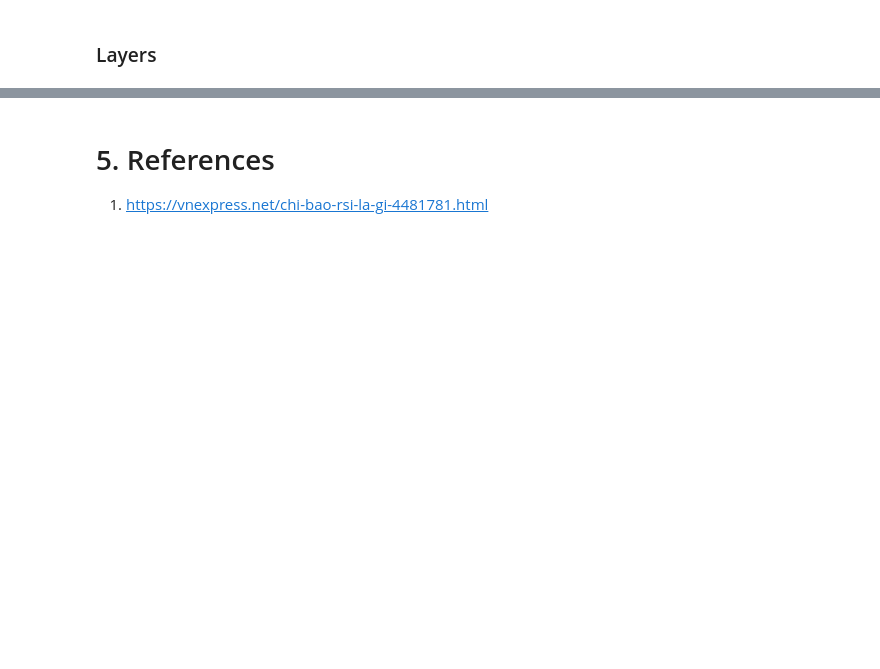
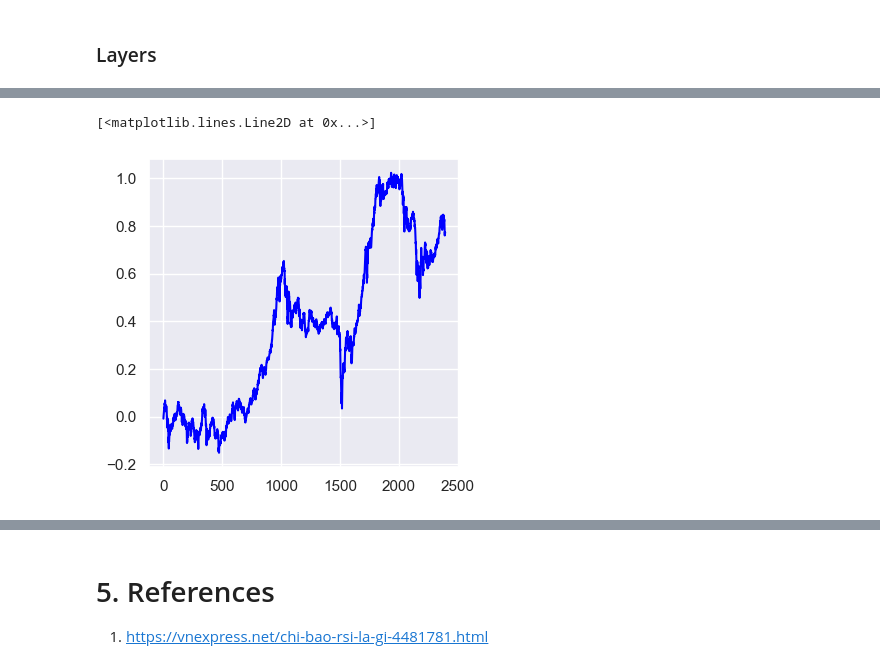
Before and after one commit to dangnguyenphuc/stock-prediction, a Jupyter notebook: main.ipynb, the cells around one changed output, grey strips where cells are left out. Cells and saved outputs as stored; diff of their text form; code cells hidden in the pictures; blank space fills up the shorter version.

```diff
--- a/main.ipynb
+++ b/main.ipynb
@@ -641,0 +845,5 @@ Epoch 40/40
+# %%
+plt.plot(data_svm['Cum_Strategy'],color='blue')
+# %% [output]
+[<matplotlib.lines.Line2D at 0x...>]
+[figure, added]
```
Also changed, not shown: parts of 44 cells of this notebook, 1 other file.
